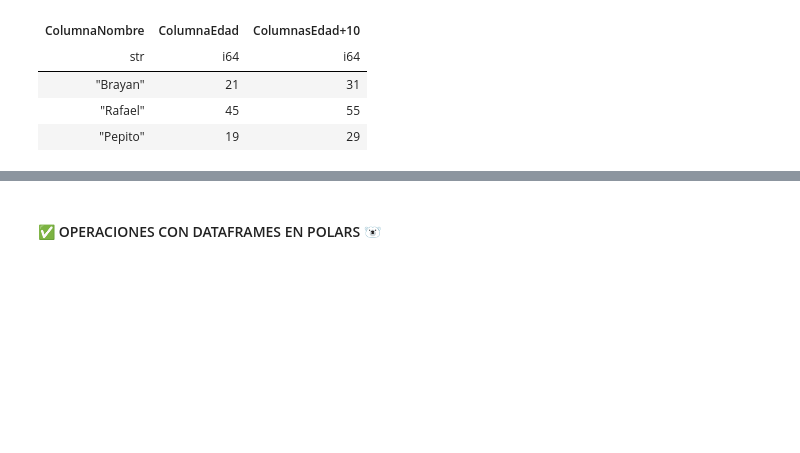
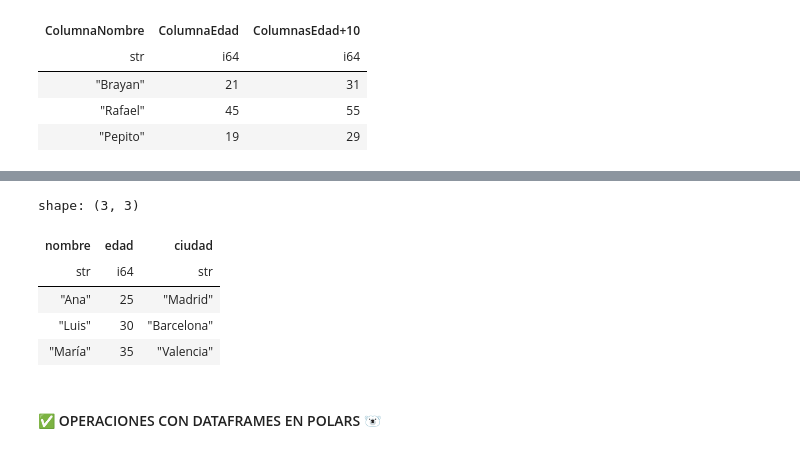
Before and after one commit to BrayanR03/Fundamentos-Pandas-y-Polars, a Jupyter notebook: polars/01_series_en_polars.ipynb, the cells around one changed output, grey strips where cells are left out. Cells and saved outputs as stored; diff of their text form; code cells hidden in the pictures; blank space fills up the shorter version.

```diff
--- a/polars/01_series_en_polars.ipynb
+++ b/polars/01_series_en_polars.ipynb
@@ -262,2 +325,29 @@ shape: (3, 3)
+# %%
+"""
+💡Importante: Las operaciones a realizar sobre los LazyFrames son iguales
+              que los dataframes (mismas funciones, cálculos, entre otros).
+              Sin embargo, en vez de llamar a .head(), llamaremos a **.collect()**
+"""
+# 💡 CONVERTIR UN DATAFRAME A UN LAZYFRAME:
+
+# 1️⃣ DEFINIMOS EL DATAFRAME
+df = pl.DataFrame({
+    "nombre": ["Ana", "Luis", "María"],
+    "edad": [25, 30, 35],
+    "ciudad": ["Madrid", "Barcelona", "Valencia"]
+})
+# df.head()
+
+# 2️⃣ CONVERTIMOS A LAZYFRAME: .lazy()
+
+lz = df.lazy()
+lz.collect()
+# %% [output]
+shape: (3, 3)
+| nombre | edad | ciudad |
+| str | i64 | str |
+| "Ana" | 25 | "Madrid" |
+| "Luis" | 30 | "Barcelona" |
+| "María" | 35 | "Valencia" |
 # %% [markdown]
 #### ✅ OPERACIONES CON DATAFRAMES EN POLARS 🐻‍❄️
```
Also changed, not shown: parts of 6 cells of this notebook, 1 other file.
